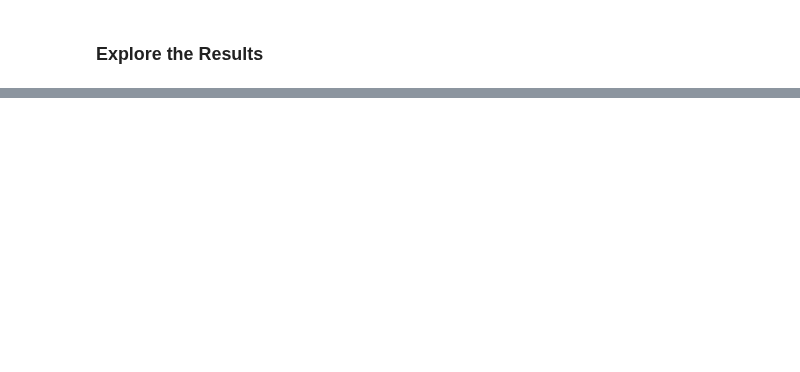
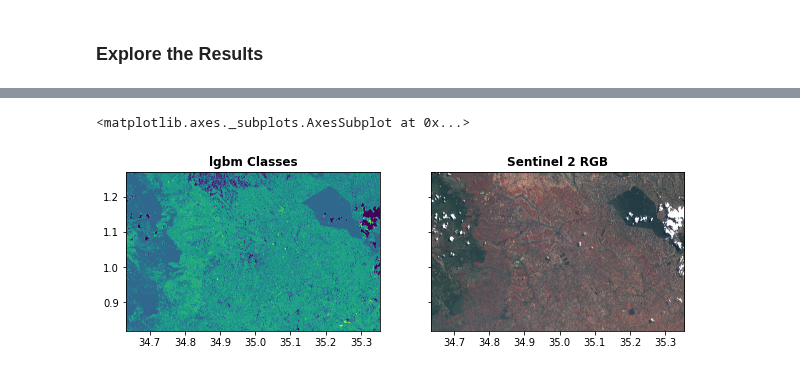
Before and after one commit to developmentseed/sat-ml-training, a Jupyter notebook: _notebooks/2020-02-24-LightGBM_cropmapping.ipynb, the cells around one changed output, grey strips where cells are left out. Saved outputs shown, nothing was run; the diff lists cells and outputs as text; code cells hidden in the pictures; blank space fills up the shorter version.

Commit message:
Notebook with output images

```diff
--- a/_notebooks/2020-02-24-LightGBM_cropmapping.ipynb
+++ b/_notebooks/2020-02-24-LightGBM_cropmapping.ipynb
@@ -384,6 +383,7 @@ Now that we've trained and tested the model over the existing data we can use th
 # open connections to our input and output images
 
 # new_image = op.join(root_dir, 'Trans_nzoia_2019_10-04.tif')
+raster_file = '/content/drive/Shared drives/servir-sat-ml/data/gee_sentinel_mosaic-Trans_Nzoia.tif'
 new_image = raster_file
 output_image = op.join(root_dir, "lgbm_classification.tif")
 
@@ -469,7 +472,7 @@ def linear_rescale(image, in_range=(0, 1), out_range=(1, 255)):
 
 with rasterio.open(output_image, 'r') as class_raster:
 #  show(class_raster)
-  classes = class_raster.read()
+  lgbm_classes = class_raster.read()
 
 
 # Load the original image
@@ -479,5 +482,5 @@ with rasterio.open(raster_file, 'r') as s2_raster:
 
 # Compare side by side
 fig, (ax1, ax2) = plt.subplots(ncols=2, nrows=1, figsize=(10, 4), sharey=True)
-show(classes, transform=class_raster.transform, ax=ax1, title="lgbm Classes")
+show(lgbm_classes, transform=class_raster.transform, ax=ax1, title="lgbm Classes")
 show(s2[[2,1,0], : , :], transform=s2_raster.transform, adjust='linear', ax=ax2, title="Sentinel 2 RGB")
@@ -496,12 +505,16 @@ rasterio.plot.show_hist(s2,
 for band in range(s2.shape[0]):
     s2[band] = linear_rescale(
             s2[band],
-            in_range=(0, 0.25),
+            #in_range=(0, 0.25),
+            in_range=(0, 2500),
             out_range=[0, 255]
         )
 s2 = s2.astype(np.uint8)
 # %%
 # Now retry the plot
 fig, (ax1, ax2) = plt.subplots(ncols=2, nrows=1, figsize=(10, 4), sharey=True)
-show(classes, transform=class_raster.transform, ax=ax1, title="lgbm Classes")
+show(lgbm_classes, transform=class_raster.transform, ax=ax1, title="lgbm Classes")
 show(s2[[2,1,0], : , :], transform=s2_raster.transform, adjust='linear', ax=ax2, title="Sentinel 2 RGB")
+# %% [output]
+<matplotlib.axes._subplots.AxesSubplot at 0x...>
+[figure, added]
```
Also changed, not shown: parts of 8 cells of this notebook.
